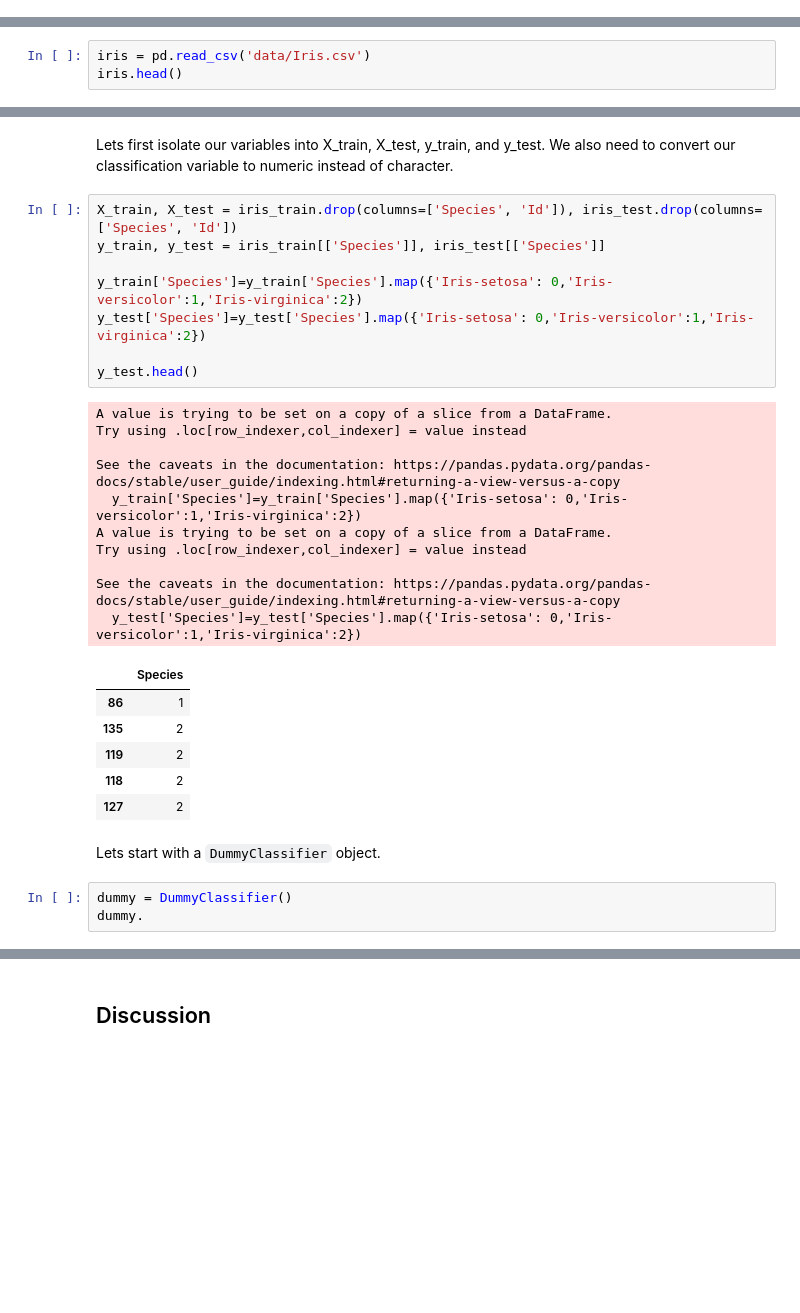
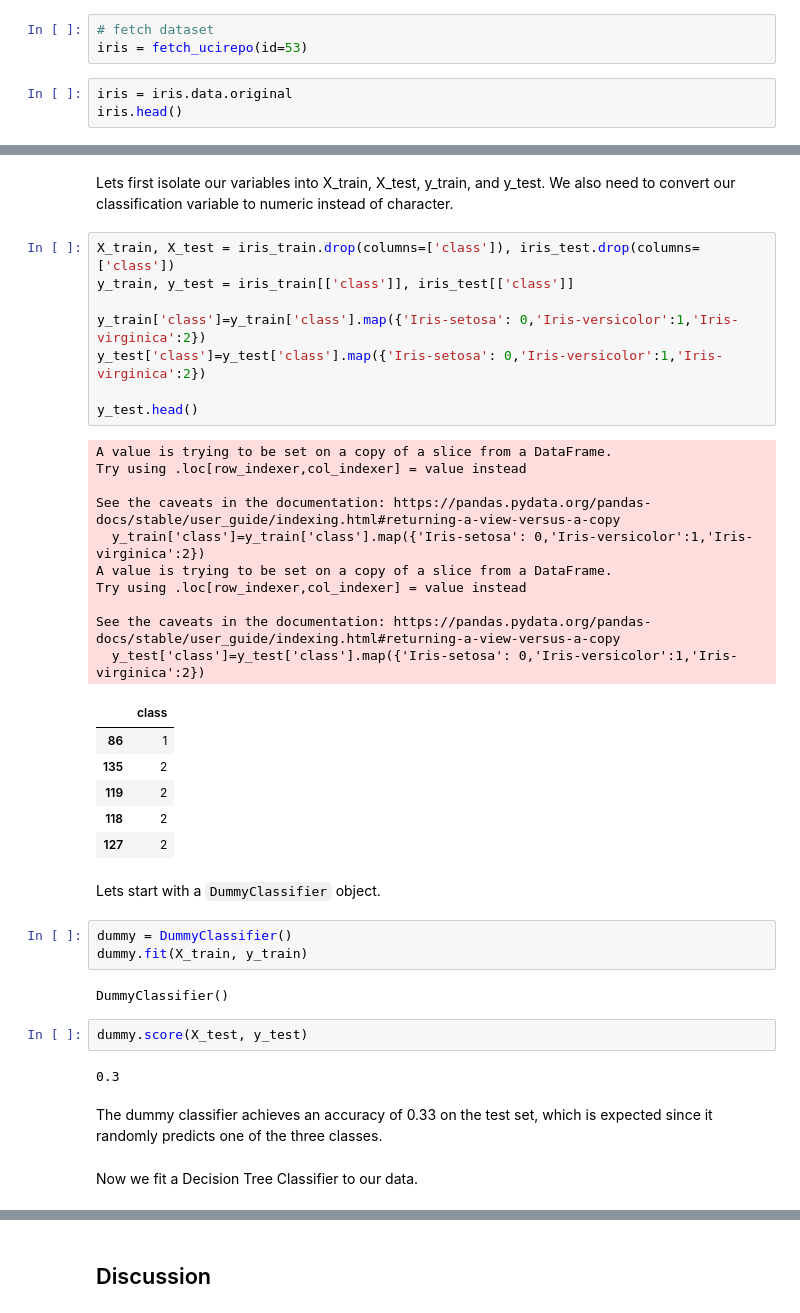
Before and after one commit to hoomanesteki/iris-ml-predictor, a Jupyter notebook: iris_summary.ipynb, the cells around one changed output, grey strips where cells are left out. Saved outputs shown, nothing was run; the diff lists cells and outputs as text; blank space fills up the shorter version.

```diff
--- a/iris_summary.ipynb
+++ b/iris_summary.ipynb
@@ -17,3 +18,9 @@ from sklearn.pipeline import make_pipeline
 alt.data_transformers.enable('vegafusion')
 # %% [output]
 DataTransformerRegistry.enable('vegafusion')
+# %%
+# fetch dataset
+iris = fetch_ucirepo(id=53)
+# %%
+iris = iris.data.original
+iris.head()
@@ -38,6 +50,3 @@ The goal of this analysis is to build a classification model that can accurately
 ## Methods and Results
 # %% [markdown]
 First, let's load our data to a variable called `iris`.
-# %%
-iris = pd.read_csv('data/Iris.csv')
-iris.head()
@@ -151,25 +152,25 @@ Lets fit a classification model to our data.
 # %% [markdown]
 Lets first isolate our variables into X_train, X_test, y_train, and y_test. We also need to convert our classification variable to numeric instead of character.
 # %%
-X_train, X_test = iris_train.drop(columns=['Species', 'Id']), iris_test.drop(columns=['Species', 'Id'])
-y_train, y_test = iris_train[['Species']], iris_test[['Species']]
+X_train, X_test = iris_train.drop(columns=['class']), iris_test.drop(columns=['class'])
+y_train, y_test = iris_train[['class']], iris_test[['class']]
 
-y_train['Species']=y_train['Species'].map({'Iris-setosa': 0,'Iris-versicolor':1,'Iris-virginica':2})
-y_test['Species']=y_test['Species'].map({'Iris-setosa': 0,'Iris-versicolor':1,'Iris-virginica':2})
+y_train['class']=y_train['class'].map({'Iris-setosa': 0,'Iris-versicolor':1,'Iris-virginica':2})
+y_test['class']=y_test['class'].map({'Iris-setosa': 0,'Iris-versicolor':1,'Iris-virginica':2})
 
 y_test.head()
 # %% [output]
 A value is trying to be set on a copy of a slice from a DataFrame.
 Try using .loc[row_indexer,col_indexer] = value instead
 
 See the caveats in the documentation: https://pandas.pydata.org/pandas-docs/stable/user_guide/indexing.html#returning-a-view-versus-a-copy
-  y_train['Species']=y_train['Species'].map({'Iris-setosa': 0,'Iris-versicolor':1,'Iris-virginica':2})
+  y_train['class']=y_train['class'].map({'Iris-setosa': 0,'Iris-versicolor':1,'Iris-virginica':2})
 A value is trying to be set on a copy of a slice from a DataFrame.
 Try using .loc[row_indexer,col_indexer] = value instead
 
 See the caveats in the documentation: https://pandas.pydata.org/pandas-docs/stable/user_guide/indexing.html#returning-a-view-versus-a-copy
-  y_test['Species']=y_test['Species'].map({'Iris-setosa': 0,'Iris-versicolor':1,'Iris-virginica':2})
+  y_test['class']=y_test['class'].map({'Iris-setosa': 0,'Iris-versicolor':1,'Iris-virginica':2})
-|  | Species |
+|  | class |
 | 86 | 1 |
 | 135 | 2 |
 | 119 | 2 |
@@ -179,4 +180,14 @@ See the caveats in the documentation: https://pandas.pydata.org/pandas-docs/stab
 Lets start with a `DummyClassifier` object.
 # %%
 dummy = DummyClassifier()
-dummy.
+dummy.fit(X_train, y_train)
+# %% [output]
+DummyClassifier()
+# %%
+dummy.score(X_test, y_test)
+# %% [output]
+0.3
+# %% [markdown]
+The dummy classifier achieves an accuracy of 0.33 on the test set, which is expected since it randomly predicts one of the three classes.
+# %% [markdown]
+Now we fit a Decision Tree Classifier to our data.
```
Also changed, not shown: parts of 19 cells of this notebook.
